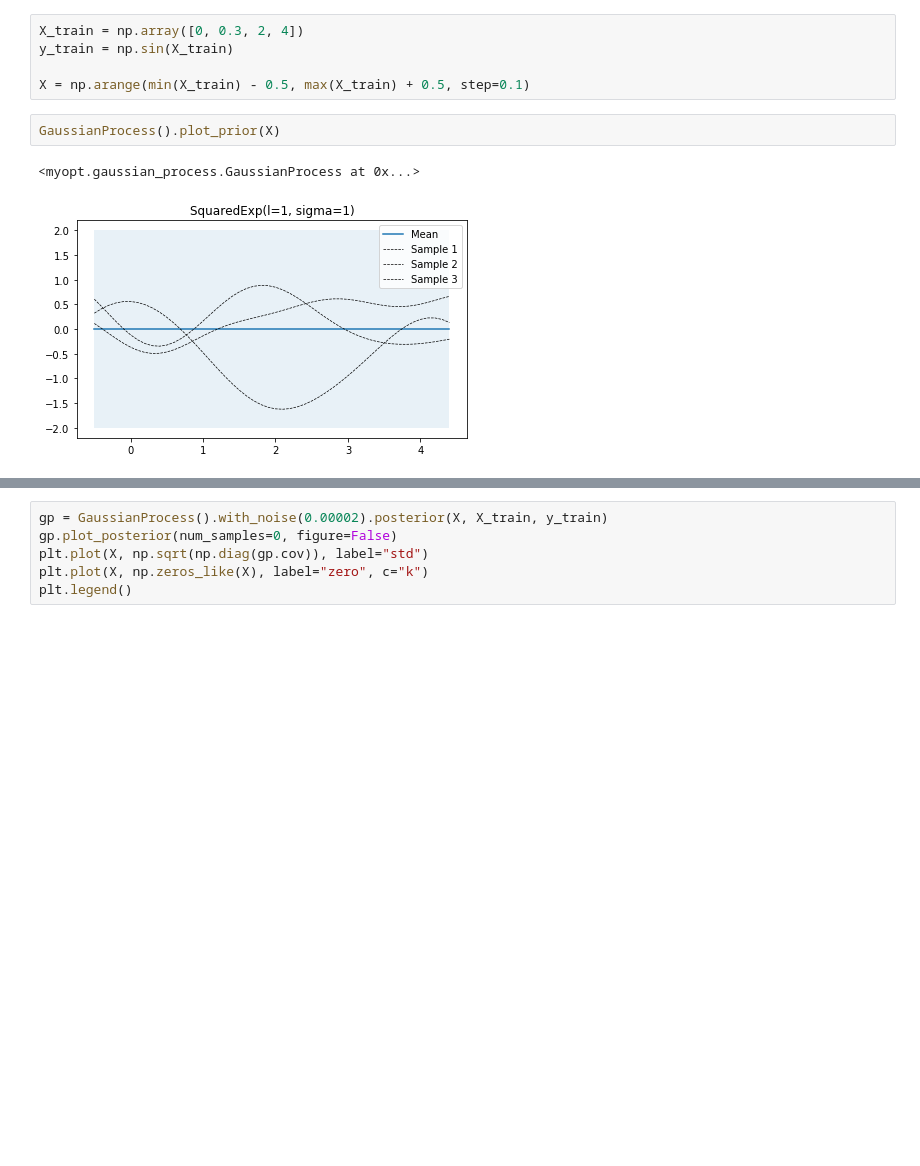
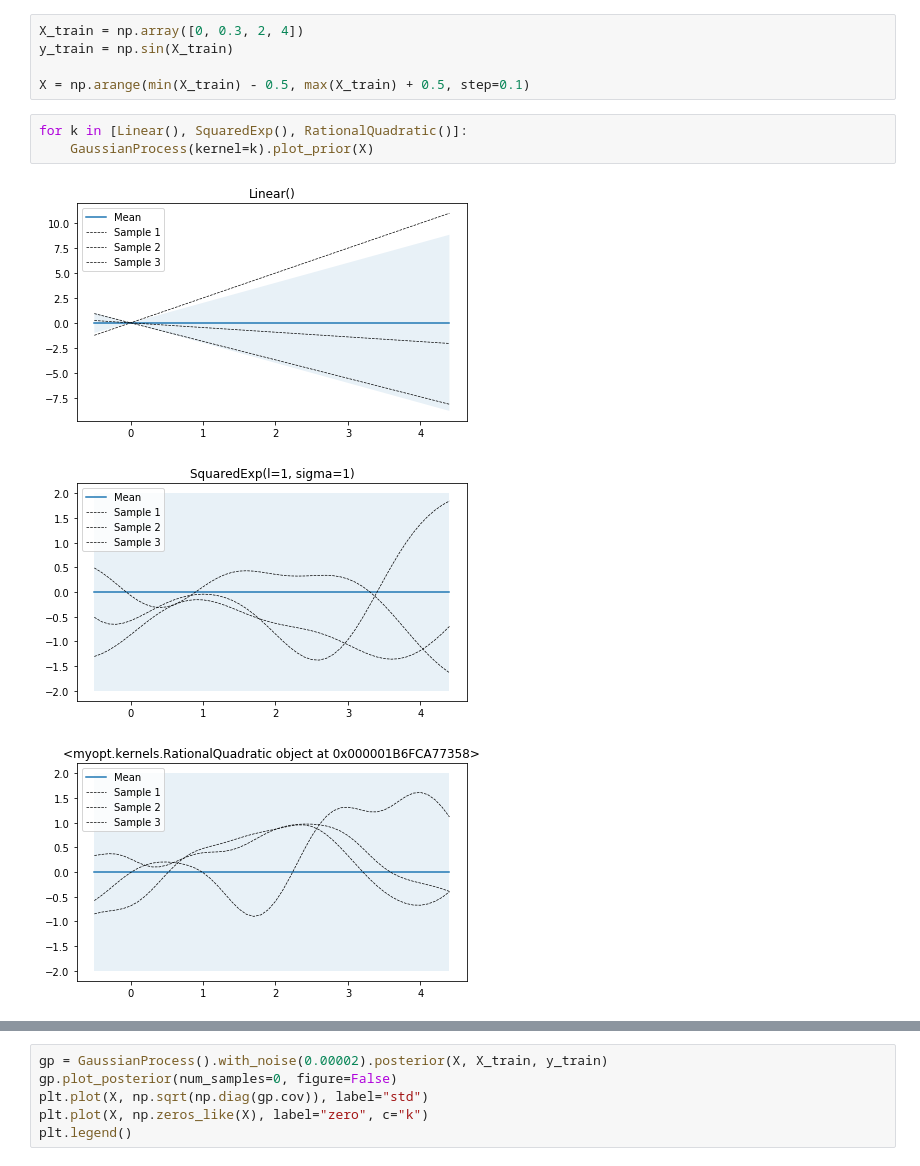
Before and after one commit to darthdeus/bopt, a Jupyter notebook: GP mojeopt.ipynb, the cells around one changed output, grey strips where cells are left out. Saved outputs shown, nothing was run; the diff lists cells and outputs as text; blank space fills up the shorter version.

```diff
--- a/GP mojeopt.ipynb
+++ b/GP mojeopt.ipynb
@@ -71,9 +71,11 @@ X_train = np.array([0, 0.3, 2, 4])
 y_train = np.sin(X_train)
 
 X = np.arange(min(X_train) - 0.5, max(X_train) + 0.5, step=0.1)
-# %%
-GaussianProcess().plot_prior(X)
-# %% [output]
-<myopt.gaussian_process.GaussianProcess at 0x...>
-[figure, removed]
+# %%
+for k in [Linear(), SquaredExp(), RationalQuadratic()]:
+    GaussianProcess(kernel=k).plot_prior(X)
+# %% [output]
+[figure, added]
+[figure, added]
+[figure, added]
 # %%
```
Also changed, not shown: parts of 15 cells of this notebook, 3 other files.
